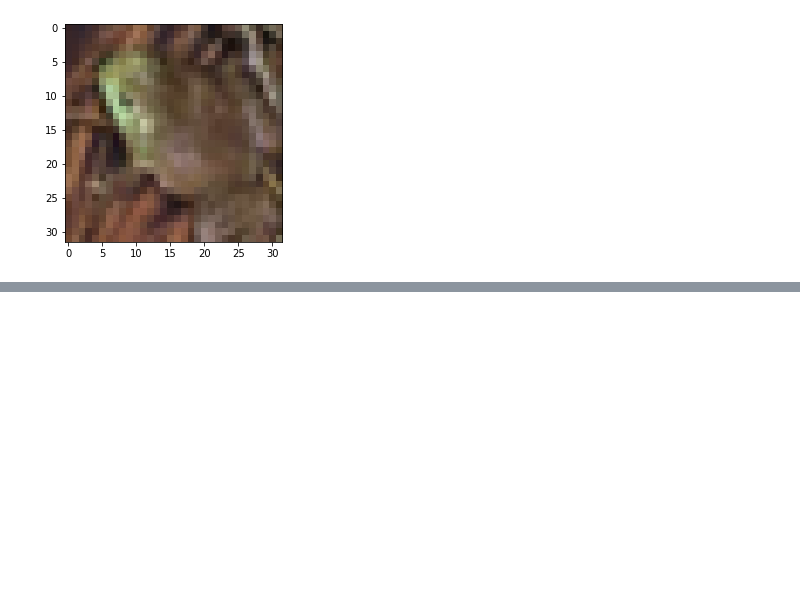
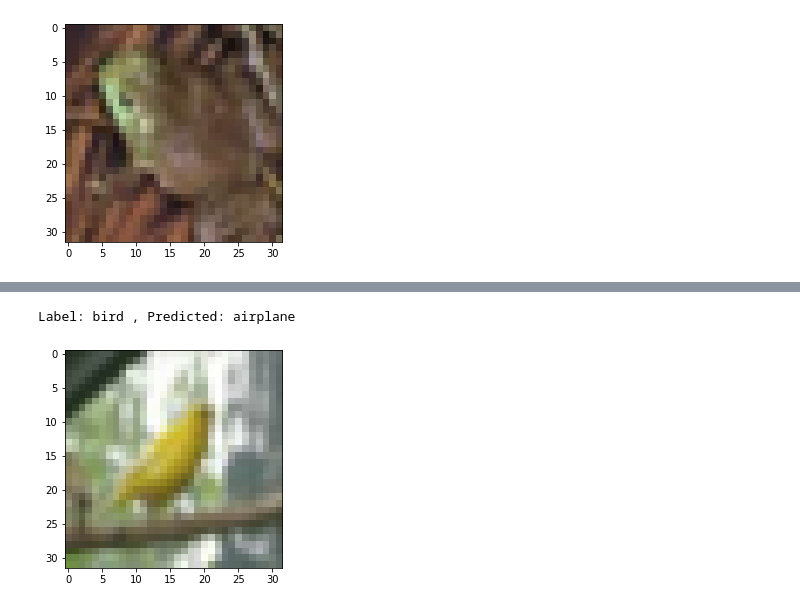
Before and after one commit to Nickrosendo/cnn-cifar-10, a Jupyter notebook: cnn-cifar-10.ipynb, the cells around one changed output, grey strips where cells are left out. Drawn from its saved outputs; the diff is of its cells as text; code cells hidden in the pictures; blank space fills up the shorter version.

```diff
--- a/cnn-cifar-10.ipynb
+++ b/cnn-cifar-10.ipynb
@@ -492,0 +334,7 @@ plt.imshow(img.permute(1, 2, 0))
+# %%
+img, label = test_dataset[6160]
+plt.imshow(img.permute(1, 2, 0))
+print('Label:', dataset.classes[label], ', Predicted:', predict_image(img, model))
+# %% [output]
+Label: bird , Predicted: airplane
+[figure, added]
```
Also changed, not shown: parts of 35 cells of this notebook, 2 other files.
